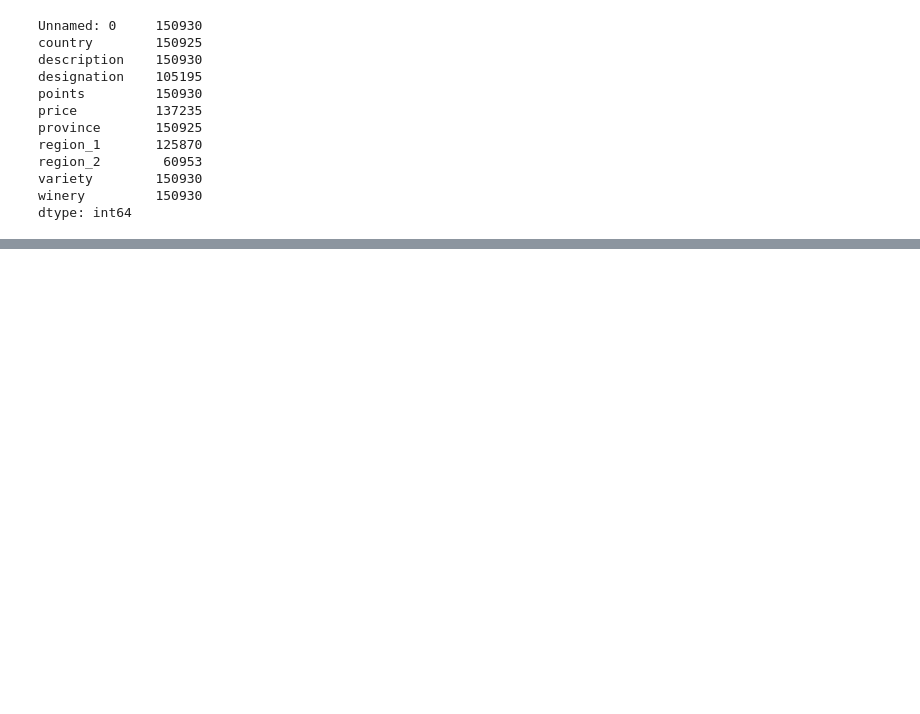
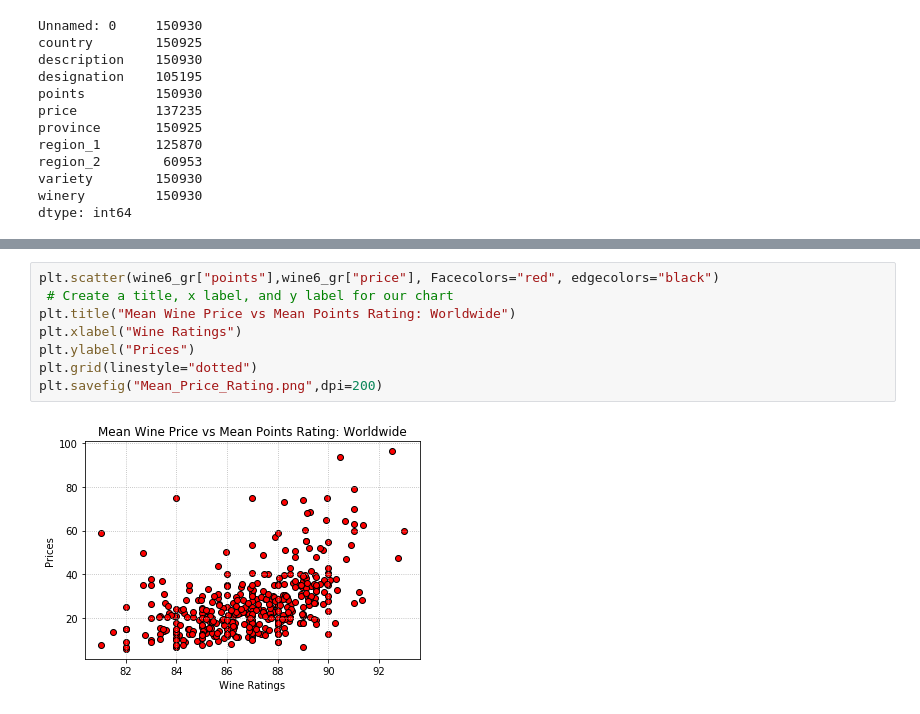
Before and after one commit to kurtheld/Project1_group1, a Jupyter notebook: wine_Kurt.ipynb, the cells around one changed output, grey strips where cells are left out. Drawn from its saved outputs; the diff is of its cells as text; blank space fills up the shorter version.

```diff
--- a/wine_Kurt.ipynb
+++ b/wine_Kurt.ipynb
@@ -86,2 +121,12 @@ plt.scatter(Wine_PPP_df["points"],Wine_PPP_df["price"], marker="+")
+# %%
+plt.scatter(wine6_gr["points"],wine6_gr["price"], Facecolors="red", edgecolors="black")
+ # Create a title, x label, and y label for our chart
+plt.title("Mean Wine Price vs Mean Points Rating: Worldwide")
+plt.xlabel("Wine Ratings")
+plt.ylabel("Prices")
+plt.grid(linestyle="dotted")
+plt.savefig("Mean_Price_Rating.png",dpi=200)
+# %% [output]
+[figure, added]
 # %%
 wine_df["points"].value_counts()
```
Also changed, not shown: parts of 28 cells of this notebook, 6 other files.
